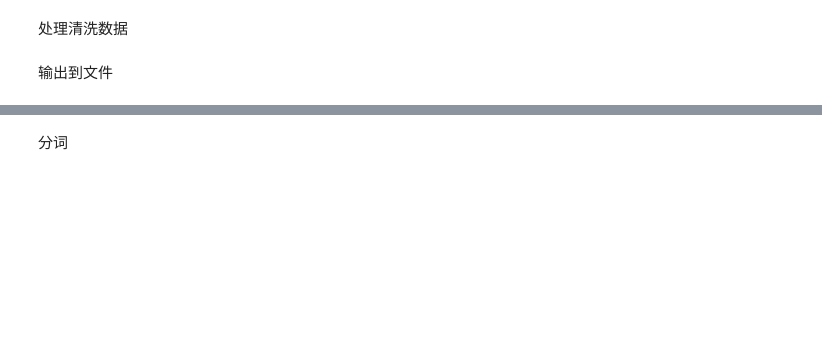
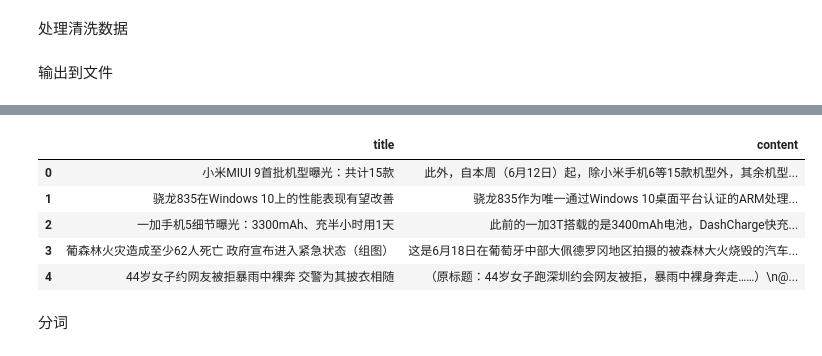
Before and after one commit to stem-nlp/text-summarization, a Jupyter notebook: notebook/analysis_corpus.ipynb, the cells around one changed output, grey strips where cells are left out. Drawn from its saved outputs; the diff is of its cells as text; code cells hidden in the pictures; blank space fills up the shorter version.

```diff
--- a/notebook/analysis_corpus.ipynb
+++ b/notebook/analysis_corpus.ipynb
@@ -173,3 +213,14 @@ preprocess(news_dataset)
+# %%
+cleaned_dataset = pd.read_csv(os.path.join(BASE_DIR, 'text_summ/datasets/news_corpus.csv'))
+# %%
+cleaned_dataset.head()
+# %% [output]
+|  | title | content |
+| 0 | 小米MIUI 9首批机型曝光：共计15款 | 此外，自本周（6月12日）起，除小米手机6等15款机型外，其余机型... |
+| 1 | 骁龙835在Windows 10上的性能表现有望改善 | 骁龙835作为唯一通过Windows 10桌面平台认证的ARM处理... |
+| 2 | 一加手机5细节曝光：3300mAh、充半小时用1天 | 此前的一加3T搭载的是3400mAh电池，DashCharge快充... |
+| 3 | 葡森林火灾造成至少62人死亡 政府宣布进入紧急状态（组图） | 这是6月18日在葡萄牙中部大佩德罗冈地区拍摄的被森林大火烧毁的汽车... |
+| 4 | 44岁女子约网友被拒暴雨中裸奔 交警为其披衣相随 | （原标题：44岁女子跑深圳约会网友被拒，暴雨中裸身奔走……）\n@... |
 # %% [markdown]
 分词
 # %%
```
Also changed, not shown: parts of 43 cells of this notebook, 6 other files.
